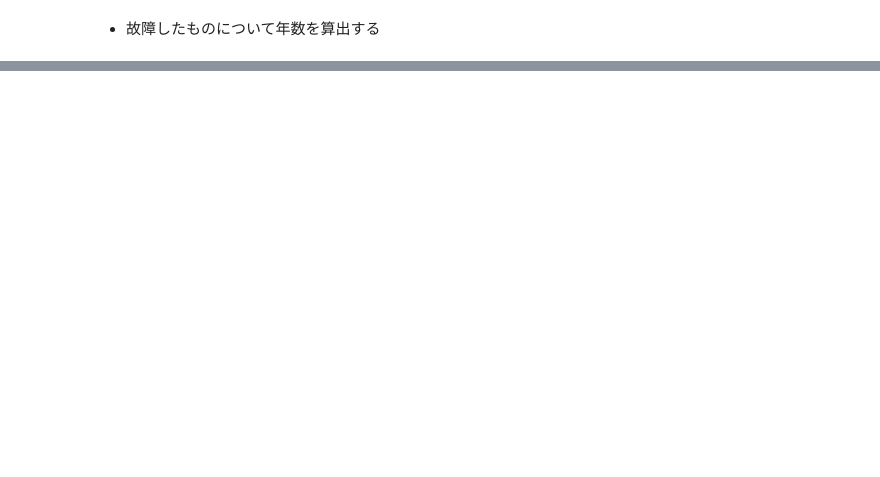
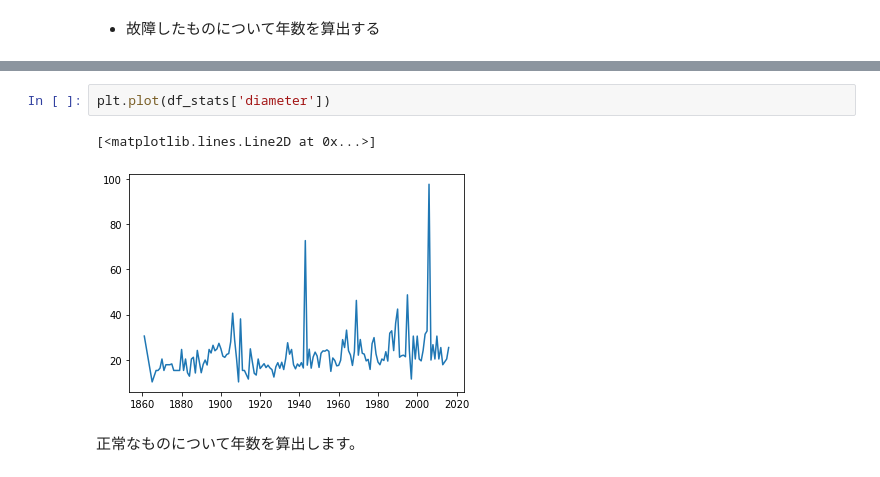
Before and after one commit to ontheroad2022/fracta, a Jupyter notebook: notebooks/100_0_nari_EDA.ipynb, the cells around one changed output, grey strips where cells are left out. Saved outputs shown, nothing was run; the diff lists cells and outputs as text; blank space fills up the shorter version.

```diff
--- a/notebooks/100_0_nari_EDA.ipynb
+++ b/notebooks/100_0_nari_EDA.ipynb
@@ -70,3 +82,10 @@ See the caveats in the documentation: https://pandas.pydata.org/pandas-docs/stab
+# %%
+plt.plot(df_stats['diameter'])
+# %% [output]
+[<matplotlib.lines.Line2D at 0x...>]
+[figure, added]
+# %% [markdown]
+正常なものについて年数を算出します。
 # %%
 df_alive=df_wk[df_wk['break_year'].isna()]
 # df_break['break_year'].hist()
```
Also changed, not shown: parts of 44 cells of this notebook.
